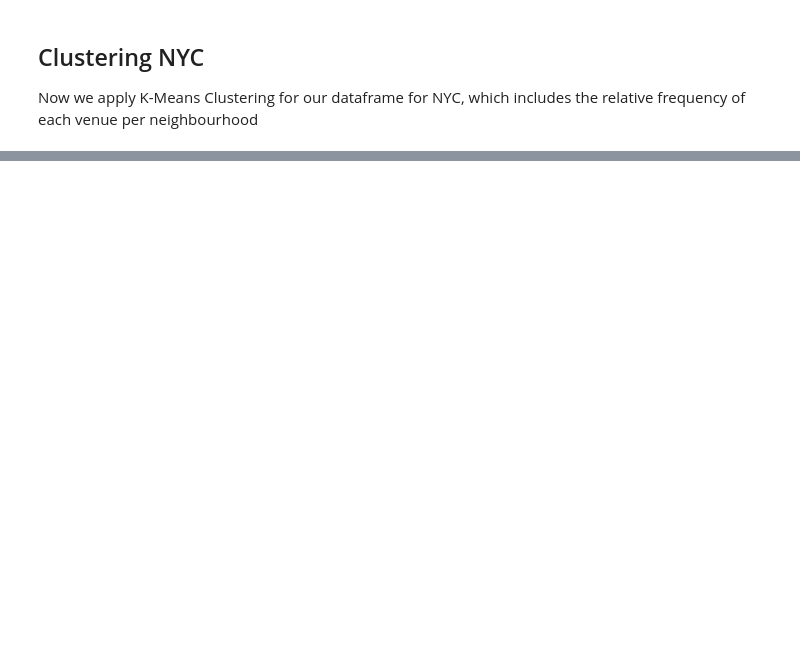
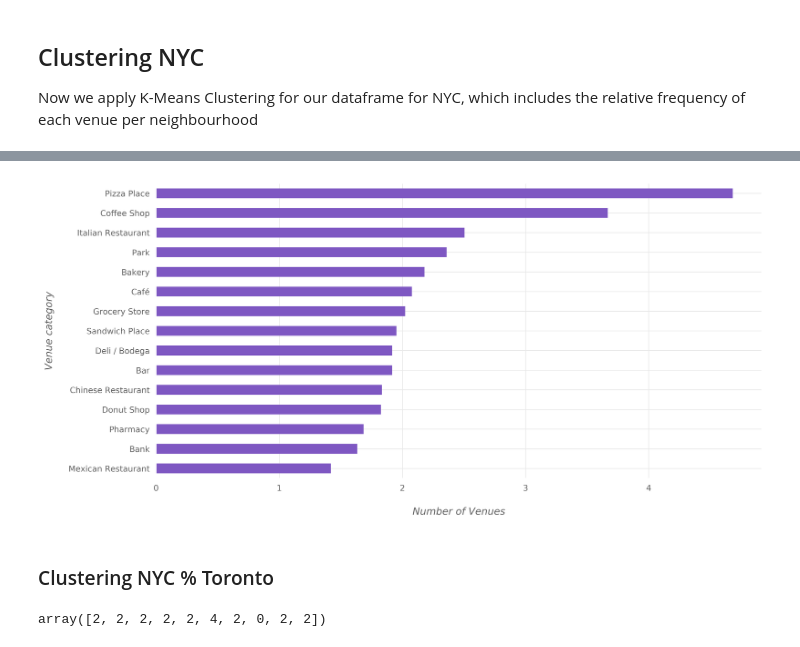
Before and after one commit to StamatisGiann/Coursera_Capstone, a Jupyter notebook: Capstone Final Assignment.ipynb, the cells around one changed output, grey strips where cells are left out. Cells and saved outputs as stored; diff of their text form; code cells hidden in the pictures; blank space fills up the shorter version.

```diff
--- a/Capstone Final Assignment.ipynb
+++ b/Capstone Final Assignment.ipynb
@@ -84,7 +118,7 @@ Toronto_geodata.head()
 # %%
 # Foursquare api's credentials and initial values
-CLIENT_ID = 'CPTE1KSLDYYKCH4OJIF1FCD1ACUZNQD03KSM2ZKMPNVDDX1V' # your Foursquare ID
-CLIENT_SECRET = 'I0LYWHAVD2K1YW2ZRDLTC10DMEV141UGF32HM5QTEXG0GKWG' # your Foursquare Secret
+CLIENT_ID = 'W5OCUDV012XVRSPW5KRTYG3Z4F3TJJOEXO34H444DPFFO4CS' # your Foursquare ID
+CLIENT_SECRET = 'ISUHJGMXK4FCPSASV1DSWKT3AM4Y0YJZJZEAB143Z1Z3T2KX' # your Foursquare Secret
 VERSION = '20180605' # Foursquare API version
 LIMIT = 100
 # %%
@@ -354,0 +678,13 @@ df1.head()
+# %%
+nyc_venues = get_near_by_venues(names=ny_df['Neighbourhood'],
+                                latitudes=ny_df['Latitude'],
+                                longitudes=ny_df['Longitude']
+                                )
+
+fig, ax = plt.subplots(figsize=fig_size, facecolor=fig_fc)
+nyc_top_vc = nyc_venues['Venue Category'].value_counts(normalize=False)
+ax = nyc_top_vc.head(15).plot(kind='barh', color=pc[0]);
+ax.invert_yaxis()
+plot_conf(ax, xlbl='Number of Venues', ylbl='Venue category', t='')
+plt.tight_layout()
+fig.savefig('most-common-ven-nyc.png', dpi=300)
@@ -354,0 +695,13 @@ df1.head()
+# %%
+to_venues = get_near_by_venues(names=to_df['Neighbourhood'],
+                                latitudes=to_df['Latitude'],
+                                longitudes=to_df['Longitude']
+                                )
+
+fig, ax = plt.subplots(figsize=fig_size, facecolor=fig_fc)
+tor_top_vc = to_venues['Venue Category'].value_counts(normalize=False)
+ax = tor_top_vc.head(15).plot(kind='barh', color=pc[3]);
+ax.invert_yaxis()
+plot_conf(ax, xlbl='Number of venues', ylbl='Venue category', t='')
+plt.tight_layout()
+fig.savefig('most-common-ven-tor.png', dpi=300)
@@ -354,0 +797,24 @@ df1.head()
+# %%
+fig, ax = plt.subplots(figsize=fig_size, facecolor=fig_fc)
+nyc_tor_top_vc = pd.concat([nyc_venues, to_venues])['Venue Category'].value_counts(normalize=True) * 100
+ax = nyc_tor_top_vc.head(15).plot(kind='barh', color=pc[12]);
+ax.invert_yaxis()
+plot_conf(ax, xlbl='Number of Venues', ylbl='Venue category', t='')
+fig.savefig('most-common-ven-nyc-tor.png', dpi=300)
+# %% [output]
+[figure, added]
+# %% [markdown]
+### Clustering NYC % Toronto
+# %%
+# the number of clusters
+kclusters = 5
+
+nyc_tor_grouped_clustering = nyc_tor_grouped.drop('Neighbourhood', 1)
+
+# run k-means clustering
+kmeans = KMeans(n_clusters=kclusters, random_state=0).fit(nyc_tor_grouped_clustering)
+
+# check cluster labels generated for each row in the dataframe
+kmeans.labels_[0:10]
+# %% [output]
+array([2, 2, 2, 2, 2, 4, 2, 0, 2, 2])
```
Also changed, not shown: parts of 44 cells of this notebook.
